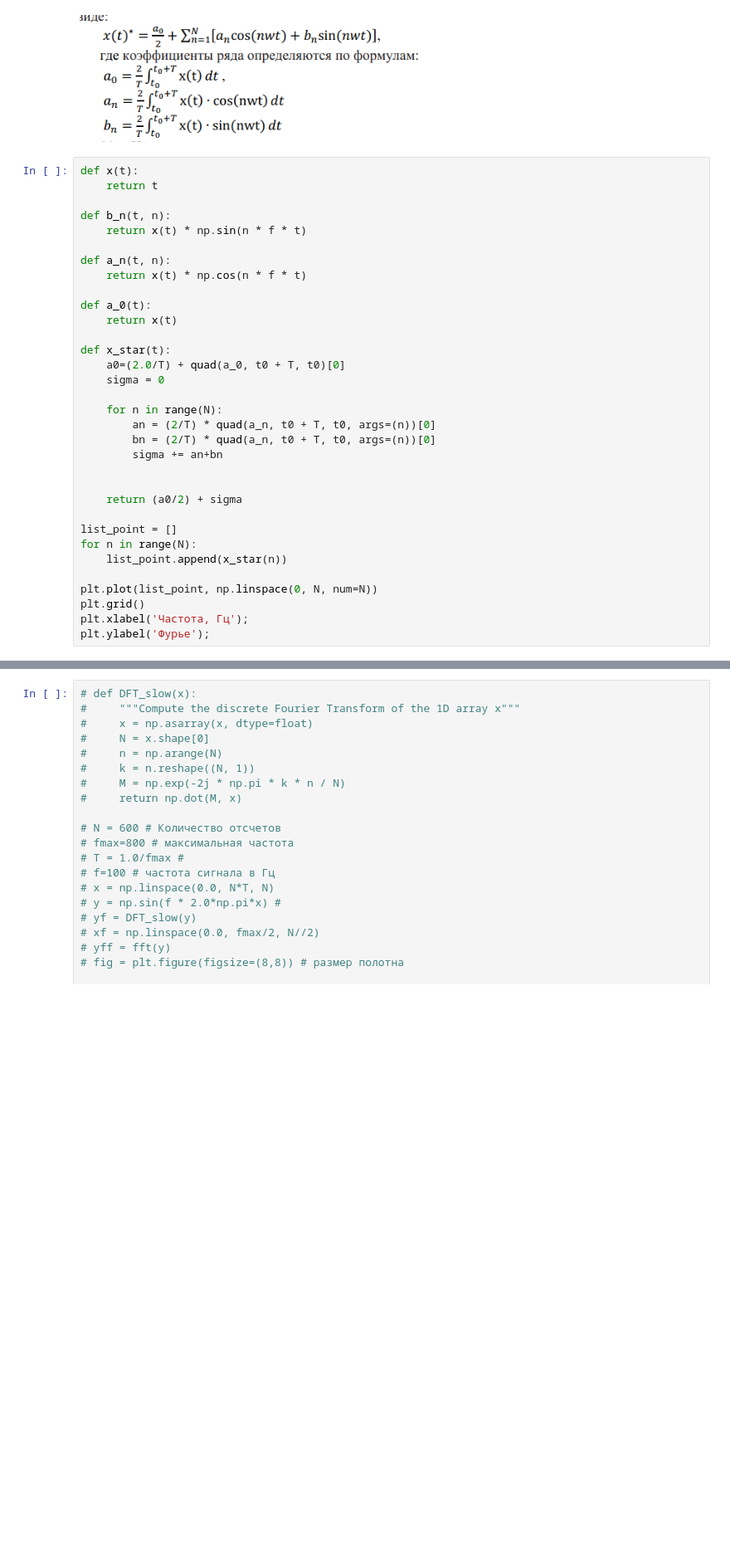
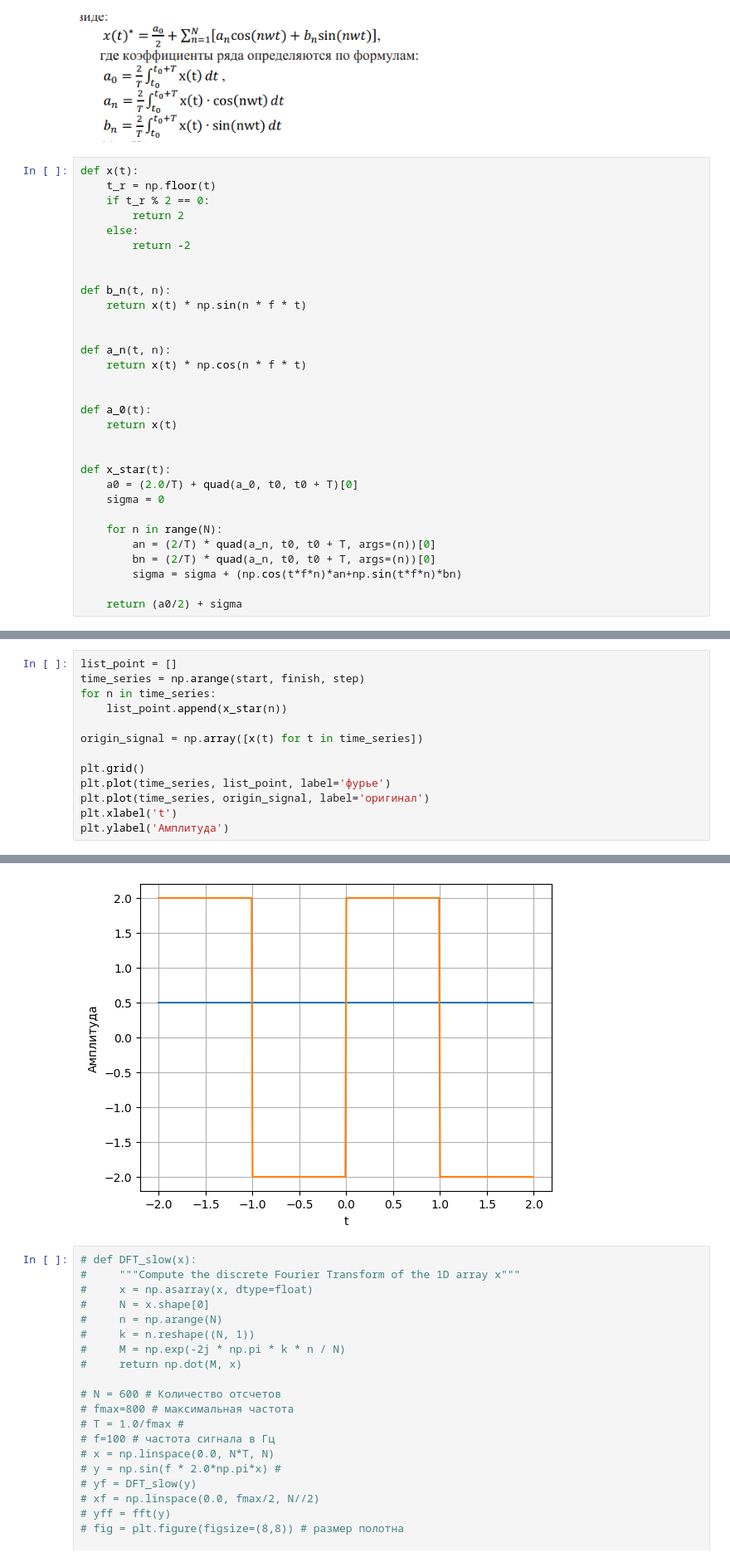
Before and after one commit to EmelyanovAlexey/digital_signal, a Jupyter notebook: lab_1.ipynb, the cells around one changed output, grey strips where cells are left out. Shown: that part at 83% size. Saved outputs shown, nothing was run; the diff lists cells and outputs as text; blank space fills up the shorter version.

```diff
--- a/first_lab_1_1.ipynb
+++ b/lab_1.ipynb
@@ -16,34 +19,32 @@ t0=0
 ![image.png](attachment:image.png)
 # %%
 def x(t):
-    return t
+    t_r = np.floor(t)
+    if t_r % 2 == 0:
+        return 2
+    else:
+        return -2
+
 
 def b_n(t, n):
     return x(t) * np.sin(n * f * t)
 
+
 def a_n(t, n):
     return x(t) * np.cos(n * f * t)
+
 
 def a_0(t):
     return x(t)
 
+
 def x_star(t):
-    a0=(2.0/T) + quad(a_0, t0 + T, t0)[0]
+    a0 = (2.0/T) + quad(a_0, t0, t0 + T)[0]
     sigma = 0
 
     for n in range(N):
-        an = (2/T) * quad(a_n, t0 + T, t0, args=(n))[0]
-        bn = (2/T) * quad(a_n, t0 + T, t0, args=(n))[0]
-        sigma += an+bn
-
+        an = (2/T) * quad(a_n, t0, t0 + T, args=(n))[0]
+        bn = (2/T) * quad(a_n, t0, t0 + T, args=(n))[0]
+        sigma = sigma + (np.cos(t*f*n)*an+np.sin(t*f*n)*bn)
 
     return (a0/2) + sigma
-
-list_point = []
-for n in range(N):
-    list_point.append(x_star(n))
-
-plt.plot(list_point, np.linspace(0, N, num=N))
-plt.grid()
-plt.xlabel('Частота, Гц');
-plt.ylabel('Фурье');
@@ -51,0 +51,14 @@ plt.ylabel('Фурье');
+# %%
+list_point = []
+time_series = np.arange(start, finish, step)
+for n in time_series:
+    list_point.append(x_star(n))
+
+origin_signal = np.array([x(t) for t in time_series])
+
+plt.grid()
+plt.plot(time_series, list_point, label='фурье')
+plt.plot(time_series, origin_signal, label='оригинал')
+plt.xlabel('t')
+plt.ylabel('Амплитуда')
+# %% [output]
@@ -52,3 +66,4 @@ plt.ylabel('Фурье');
+[figure, added]
 # %%
 # def DFT_slow(x):
 #     """Compute the discrete Fourier Transform of the 1D array x"""
```
Also changed, not shown: parts of 4 cells of this notebook, 1 other file.
